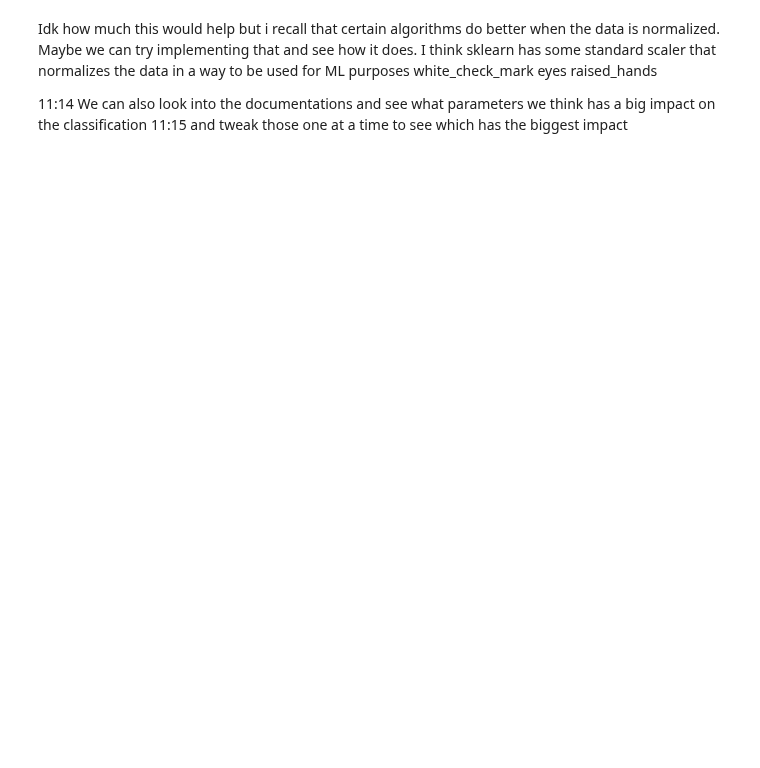
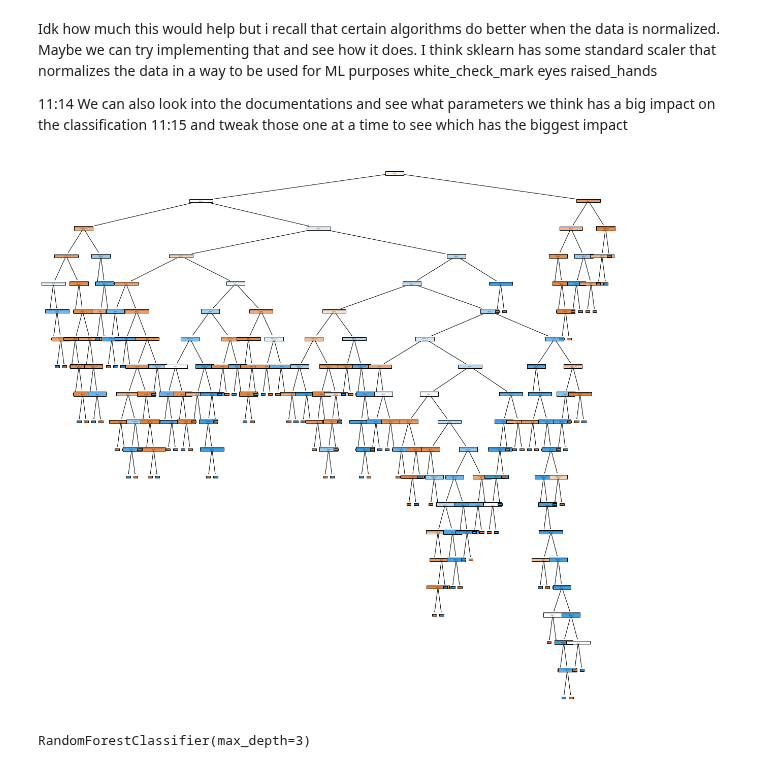
Before and after one commit to nickdavila/LAE-ML-Classification, a Jupyter notebook: Nick-RandomForest.ipynb, the cells around one changed output. Drawn from its saved outputs; the diff is of its cells as text; code cells hidden in the pictures; blank space fills up the shorter version.

```diff
--- a/Nick-RandomForest.ipynb
+++ b/Nick-RandomForest.ipynb
@@ -216,0 +189,10 @@ and tweak those one at a time to see which has the biggest impact
+# %%
+plt.figure(figsize=(20,20))
+_ = tree.plot_tree(clf.estimators_[0], feature_names=X, filled=True)
+# %% [output]
+[figure, added]
+# %%
+rf = RandomForestClassifier(n_estimators=100, max_depth=3)
+rf.fit(X, y)
+# %% [output]
+RandomForestClassifier(max_depth=3)
```
Also changed, not shown: parts of 17 cells of this notebook.
